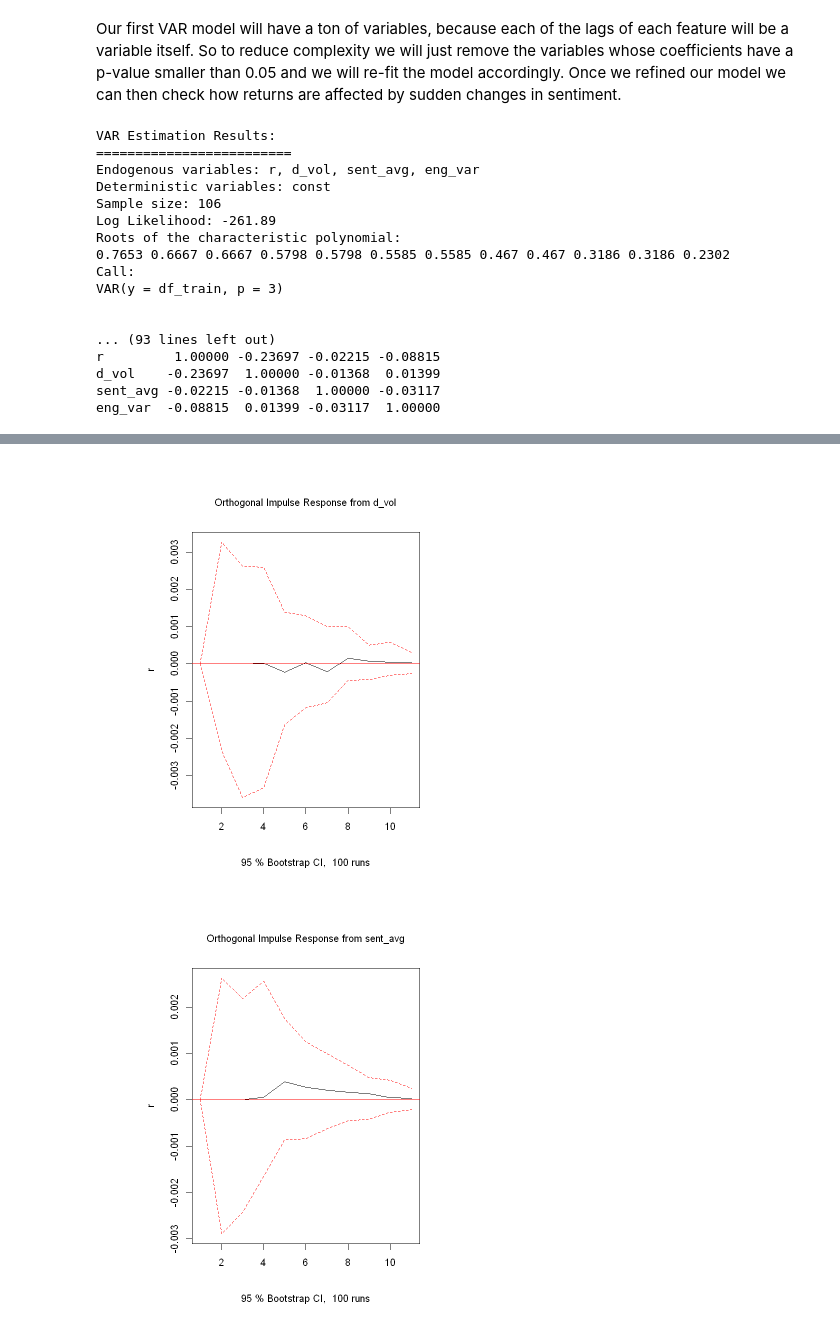
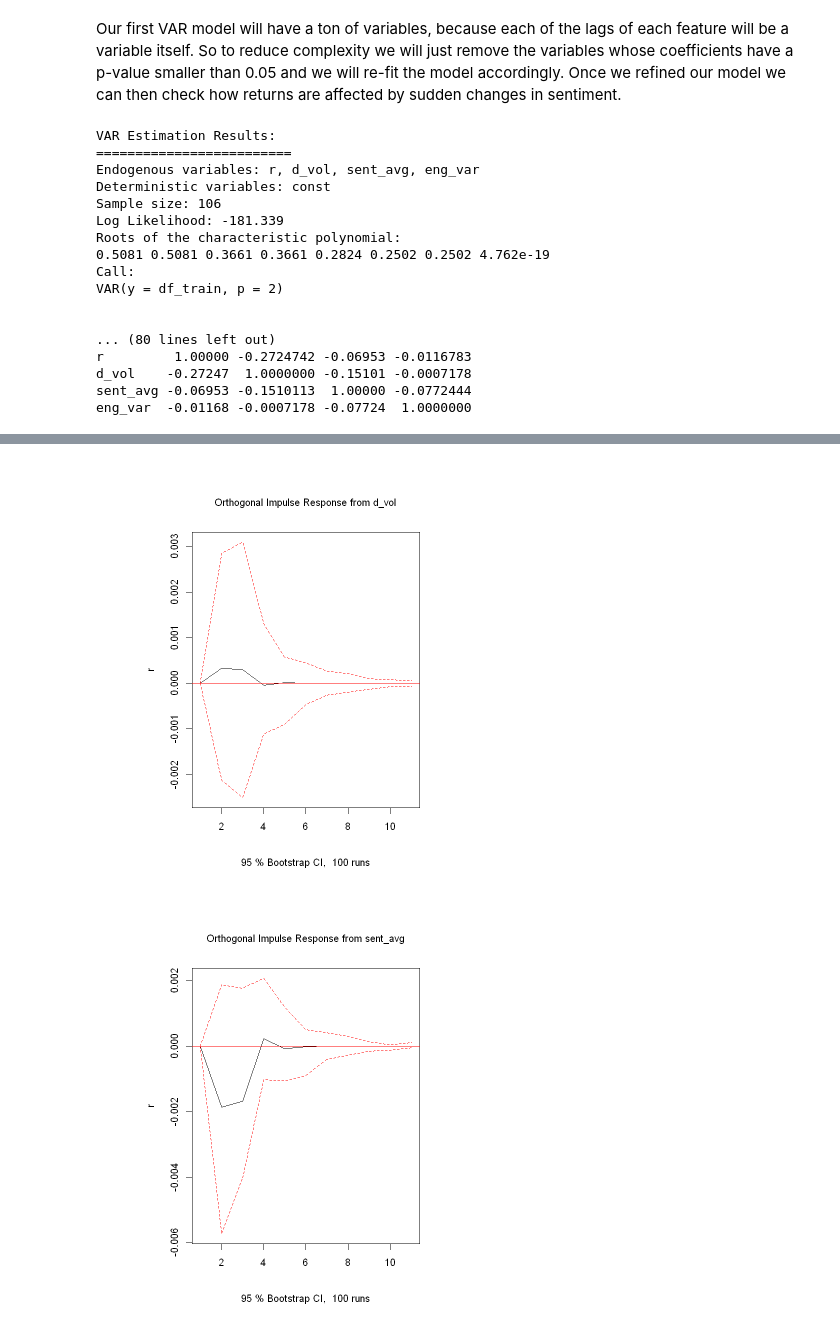
Before and after one commit to Fabio-Rossi-Hub/MemeStock-Returns-Sentiment-Forecasting, a Jupyter notebook: notebooks/VAR_modelling.ipynb, the cells around one changed output, grey strips where cells are left out. Saved outputs shown, nothing was run; the diff lists cells and outputs as text; code cells hidden in the pictures.

```diff
--- a/notebooks/VAR_modelling.ipynb
+++ b/notebooks/VAR_modelling.ipynb
@@ -38,7 +39,7 @@ heatmap(cor(r50_clean))
 
 r50_clean <- subset(r50_clean, select = -c(logr, d_logvol))
 
-r50_clean <- r50_clean[c( "r", "d_vol", "sent_avg", "eng_var")]
+r50_clean <- r50_clean[c( "r", "d_vol", "sent_avg", "sent_var", "eng_avg", "eng_var", "engsent_avg", "engsent_var")]
 
 cor(r50_clean)
 # %% [output]
@@ -147,7 +148,7 @@ A matrix: 4 × 10 of type dbl
 # %% [markdown]
 Our first VAR model will have a ton of variables, because each of the lags of each feature will be a variable itself. So to reduce complexity we will just remove the variables whose coefficients have a p-value smaller than 0.05 and we will re-fit the model accordingly. Once we refined our model we can then check how returns are affected by sudden changes in sentiment.
 # %%
-var_1 <- VAR(df_train, p = 3)
+var_1 <- VAR(df_train, p = 2)
 
 var_2 <- restrict(var_1,thresh = 1)
 summary(var_2)
@@ -160,15 +161,15 @@ VAR Estimation Results:
 Endogenous variables: r, d_vol, sent_avg, eng_var
 Deterministic variables: const
 Sample size: 106
-Log Likelihood: -261.89
+Log Likelihood: -181.339
 Roots of the characteristic polynomial:
-0.7653 0.6667 0.6667 0.5798 0.5798 0.5585 0.5585 0.467 0.467 0.3186 0.3186 0.2302
+0.5081 0.5081 0.3661 0.3661 0.2824 0.2502 0.2502 4.762e-19
 Call:
-VAR(y = df_train, p = 3)
+VAR(y = df_train, p = 2)
 
 
-... (93 lines left out)
-r         1.00000 -0.23697 -0.02215 -0.08815
-d_vol    -0.23697  1.00000 -0.01368  0.01399
-sent_avg -0.02215 -0.01368  1.00000 -0.03117
-eng_var  -0.08815  0.01399 -0.03117  1.00000
+... (80 lines left out)
+r         1.00000 -0.2724742 -0.06953 -0.0116783
+d_vol    -0.27247  1.0000000 -0.15101 -0.0007178
+sent_avg -0.06953 -0.1510113  1.00000 -0.0772444
+eng_var  -0.01168 -0.0007178 -0.07724  1.0000000
@@ -176,2 +177,2 @@ eng_var  -0.08815  0.01399 -0.03117  1.00000
-[figure, old version]
+[figure, new version]
-[figure, old version]
+[figure, new version]
```
Also changed, not shown: parts of 6 cells of this notebook.
